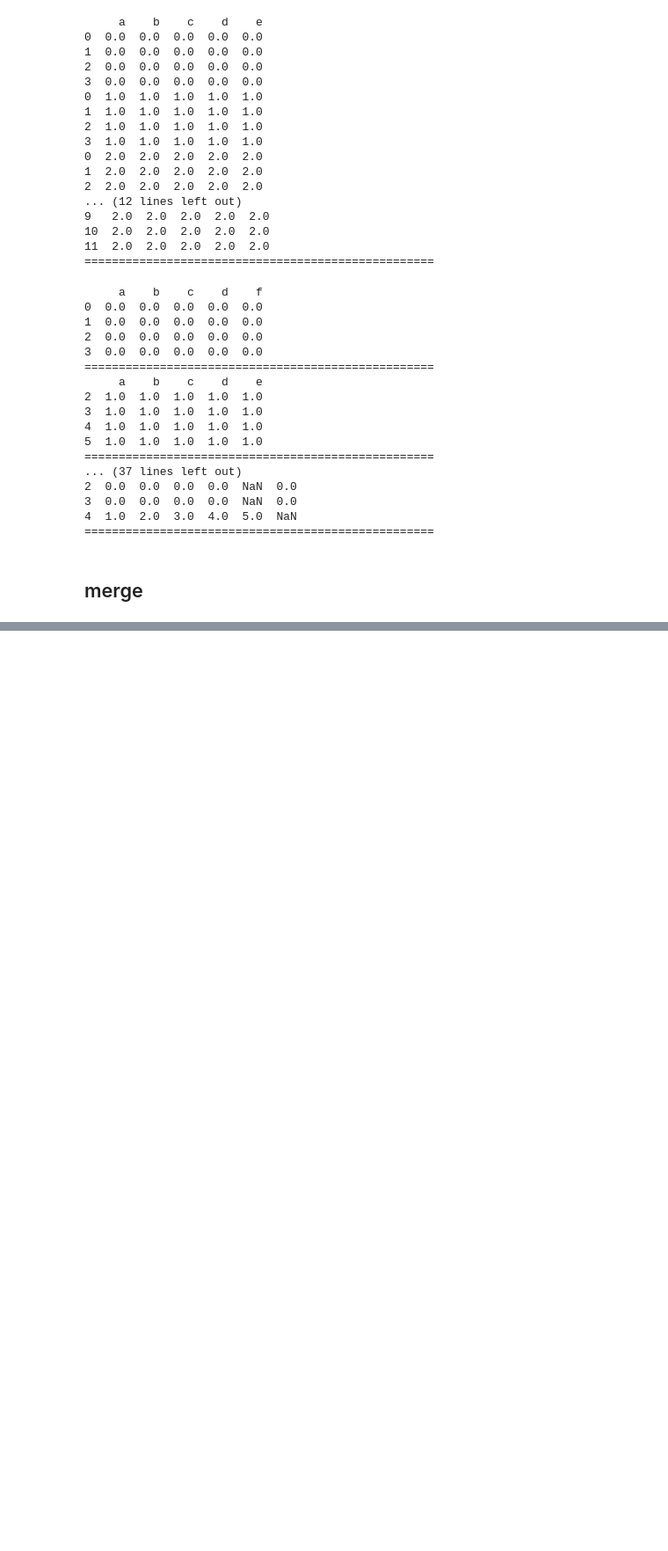
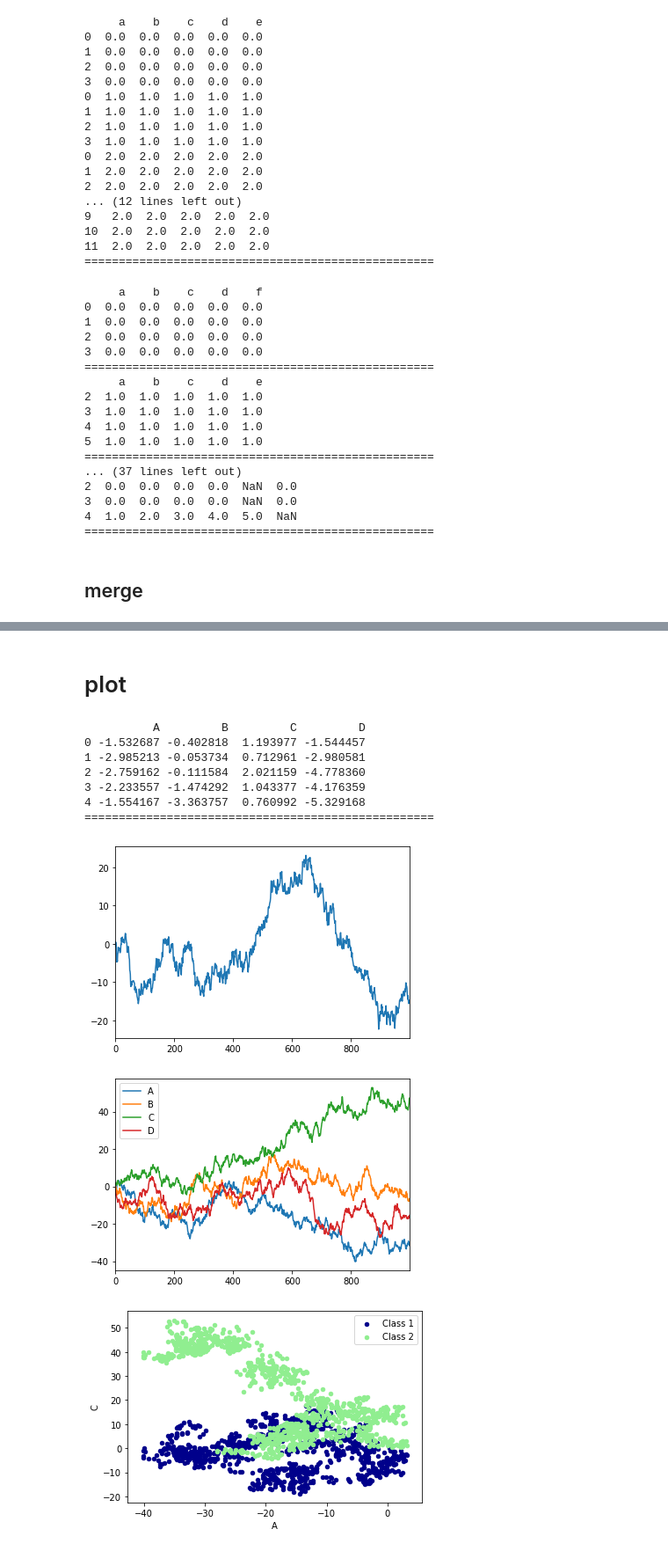
Before and after one commit to YuanchenHua/AI_learning_note, a Jupyter notebook: pandas_note.ipynb, the cells around one changed output, grey strips where cells are left out. Shown at 88% size. Drawn from its saved outputs; the diff is of its cells as text; code cells hidden in the pictures; blank space fills up the shorter version.

```diff
--- a/pandas_note.ipynb
+++ b/pandas_note.ipynb
@@ -482,0 +504,29 @@ K3  C3  D3
+# %% [markdown]
+# plot
+# %%
+import matplotlib.pyplot as plt
+data = pd.Series(np.random.randn(1000), index=np.arange(1000))
+data = data.cumsum()
+data.plot()
+
+data = pd.DataFrame(np.random.randn(1000, 4), index=np.arange(1000), columns=list("ABCD"))
+data = data.cumsum()
+printt(data.head(5))
+data.plot()
+# plot methods:
+# 'bar', 'hist', 'box', 'kde', 'area', scatter', hexbin', 'pie'
+ax = data.plot.scatter(x='A', y='B', color='DarkBlue', label="Class 1")
+data.plot.scatter(x='A', y='C', color='LightGreen', label='Class 2', ax=ax)
+
+plt.show()
+# %% [output]
+          A         B         C         D
+0 -1.532687 -0.402818  1.193977 -1.544457
+1 -2.985213 -0.053734  0.712961 -2.980581
+2 -2.759162 -0.111584  2.021159 -4.778360
+3 -2.233557 -1.474292  1.043377 -4.176359
+4 -1.554167 -3.363757  0.760992 -5.329168
+===================================================
+[figure, added]
+[figure, added]
+[figure, added]
```
Also changed, not shown: parts of 6 cells of this notebook, 1 other file.
